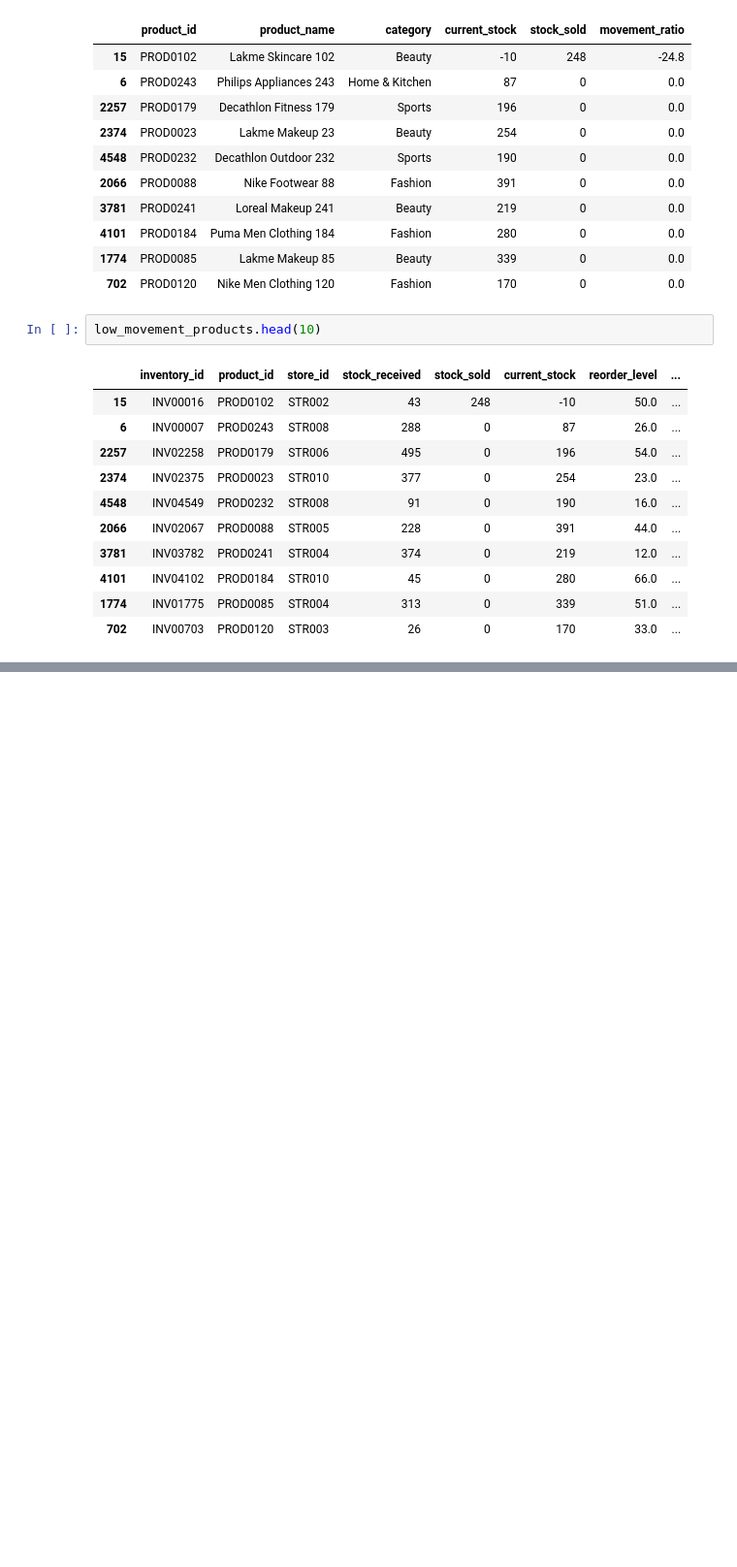
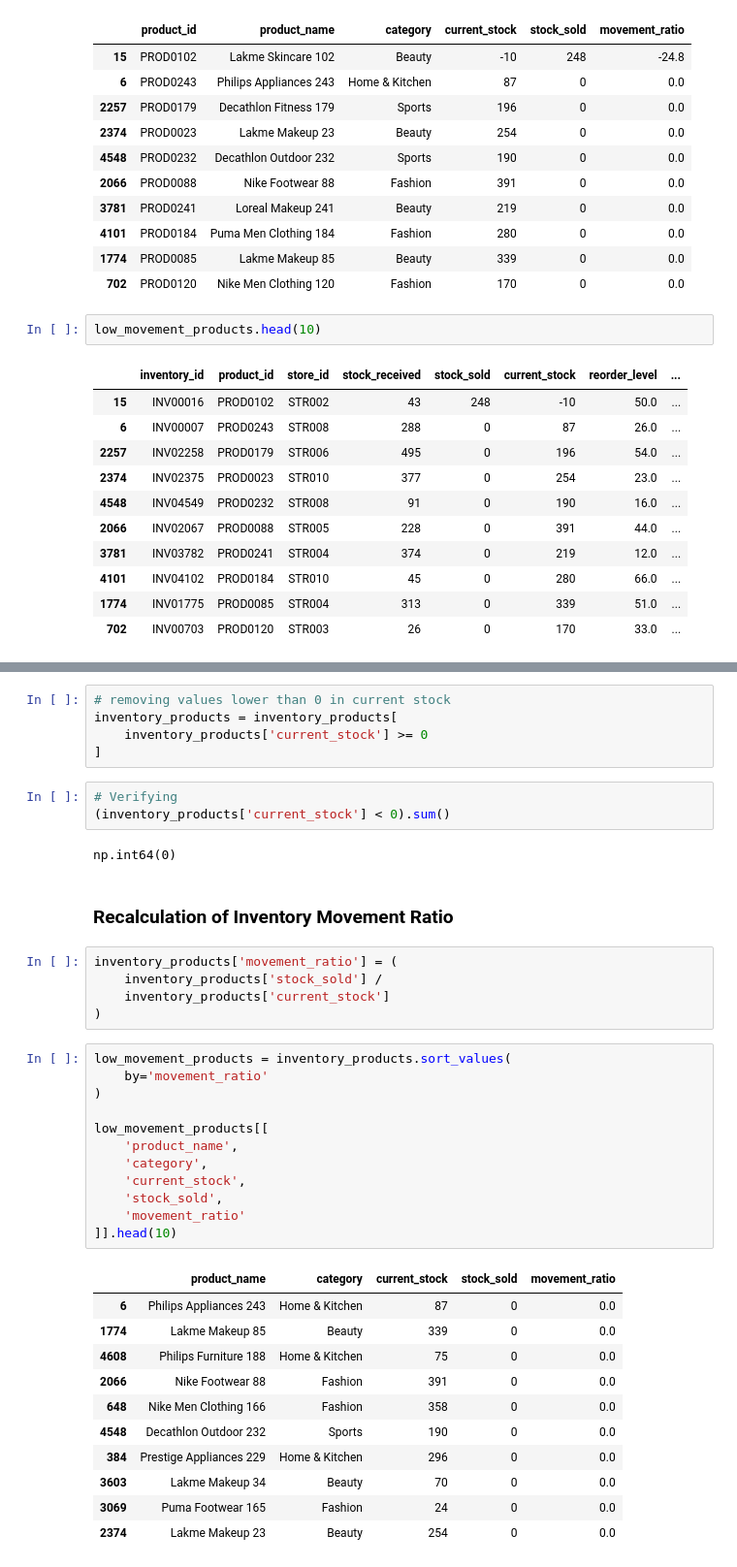
Before and after one commit to utkarshdhangar5/retail-sales-inventory-analytics, a Jupyter notebook: notebooks/ExploratoryDataAnalysis.ipynb, the cells around one changed output, grey strips where cells are left out. Shown at 97% size. Cells and saved outputs as stored; diff of their text form; blank space fills up the shorter version.

```diff
--- a/notebooks/ExploratoryDataAnalysis.ipynb
+++ b/notebooks/ExploratoryDataAnalysis.ipynb
@@ -1122,0 +1141,41 @@ low_movement_products.head(10)
+# %%
+# removing values lower than 0 in current stock
+inventory_products = inventory_products[
+    inventory_products['current_stock'] >= 0
+]
+# %%
+# Verifying
+(inventory_products['current_stock'] < 0).sum()
+# %% [output]
+np.int64(0)
+# %% [markdown]
+### Recalculation of Inventory Movement Ratio
+# %%
+inventory_products['movement_ratio'] = (
+    inventory_products['stock_sold'] /
+    inventory_products['current_stock']
+)
+# %%
+low_movement_products = inventory_products.sort_values(
+    by='movement_ratio'
+)
+
+low_movement_products[[
+    'product_name',
+    'category',
+    'current_stock',
+    'stock_sold',
+    'movement_ratio'
+]].head(10)
+# %% [output]
+|  | product_name | category | current_stock | stock_sold | movement_ratio |
+| 6 | Philips Appliances 243 | Home & Kitchen | 87 | 0 | 0.0 |
+| 1774 | Lakme Makeup 85 | Beauty | 339 | 0 | 0.0 |
+| 4608 | Philips Furniture 188 | Home & Kitchen | 75 | 0 | 0.0 |
+| 2066 | Nike Footwear 88 | Fashion | 391 | 0 | 0.0 |
+| 648 | Nike Men Clothing 166 | Fashion | 358 | 0 | 0.0 |
+| 4548 | Decathlon Outdoor 232 | Sports | 190 | 0 | 0.0 |
+| 384 | Prestige Appliances 229 | Home & Kitchen | 296 | 0 | 0.0 |
+| 3603 | Lakme Makeup 34 | Beauty | 70 | 0 | 0.0 |
+| 3069 | Puma Footwear 165 | Fashion | 24 | 0 | 0.0 |
+| 2374 | Lakme Makeup 23 | Beauty | 254 | 0 | 0.0 |
```
Also changed, not shown: parts of 5 cells of this notebook.
